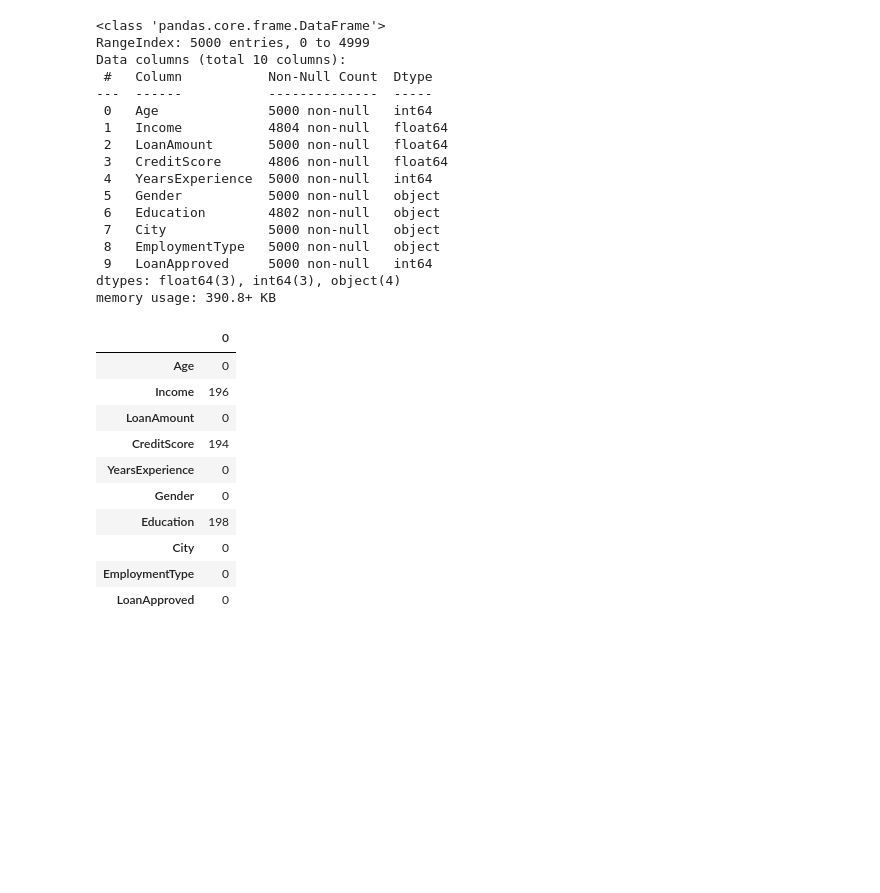
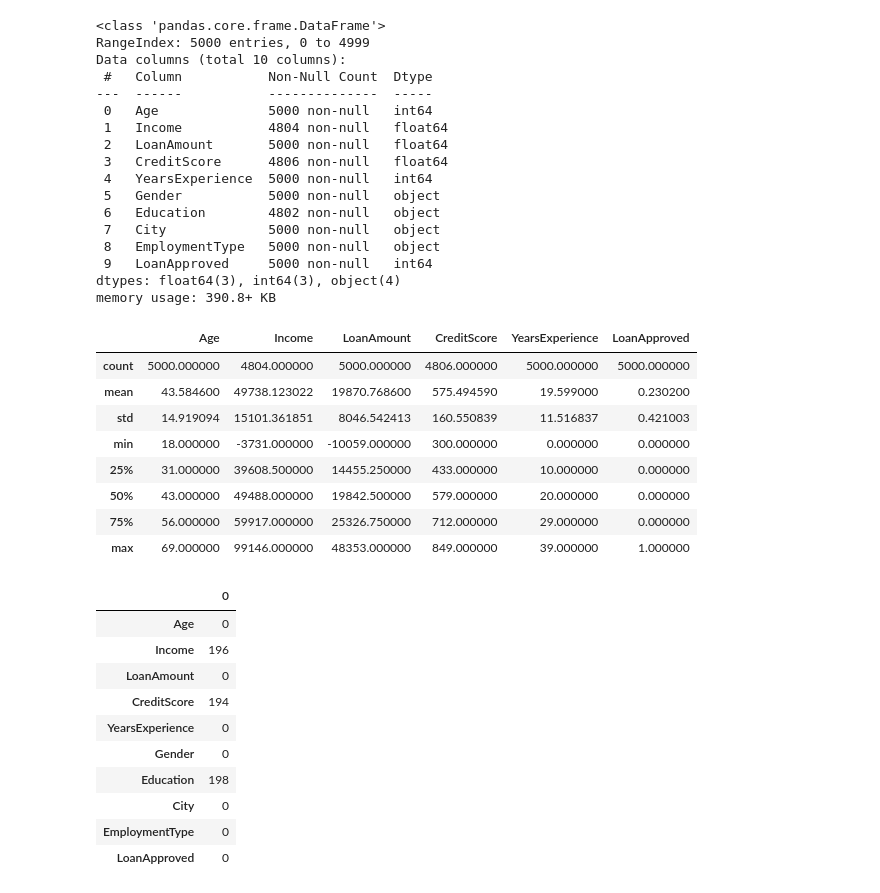
Before and after one commit to DhananiParita/Loan_risk_prediction, a Jupyter notebook: project.ipynb, the cells around one changed output. Saved outputs shown, nothing was run; the diff lists cells and outputs as text; code cells hidden in the pictures; blank space fills up the shorter version.

```diff
--- a/project.ipynb
+++ b/project.ipynb
@@ -49,6 +40,18 @@ Data columns (total 10 columns):
  9   LoanApproved     5000 non-null   int64
 dtypes: float64(3), int64(3), object(4)
 memory usage: 390.8+ KB
+# %%
+df.describe()
+# %% [output]
+|  | Age | Income | LoanAmount | CreditScore | YearsExperience | LoanApproved |
+| count | 5000.000000 | 4804.000000 | 5000.000000 | 4806.000000 | 5000.000000 | 5000.000000 |
+| mean | 43.584600 | 49738.123022 | 19870.768600 | 575.494590 | 19.599000 | 0.230200 |
+| std | 14.919094 | 15101.361851 | 8046.542413 | 160.550839 | 11.516837 | 0.421003 |
+| min | 18.000000 | -3731.000000 | -10059.000000 | 300.000000 | 0.000000 | 0.000000 |
+| 25% | 31.000000 | 39608.500000 | 14455.250000 | 433.000000 | 10.000000 | 0.000000 |
+| 50% | 43.000000 | 49488.000000 | 19842.500000 | 579.000000 | 20.000000 | 0.000000 |
+| 75% | 56.000000 | 59917.000000 | 25326.750000 | 712.000000 | 29.000000 | 0.000000 |
+| max | 69.000000 | 99146.000000 | 48353.000000 | 849.000000 | 39.000000 | 1.000000 |
 # %%
 df.isnull().sum()
 # %% [output]
```
Also changed, not shown: parts of 14 cells of this notebook.
